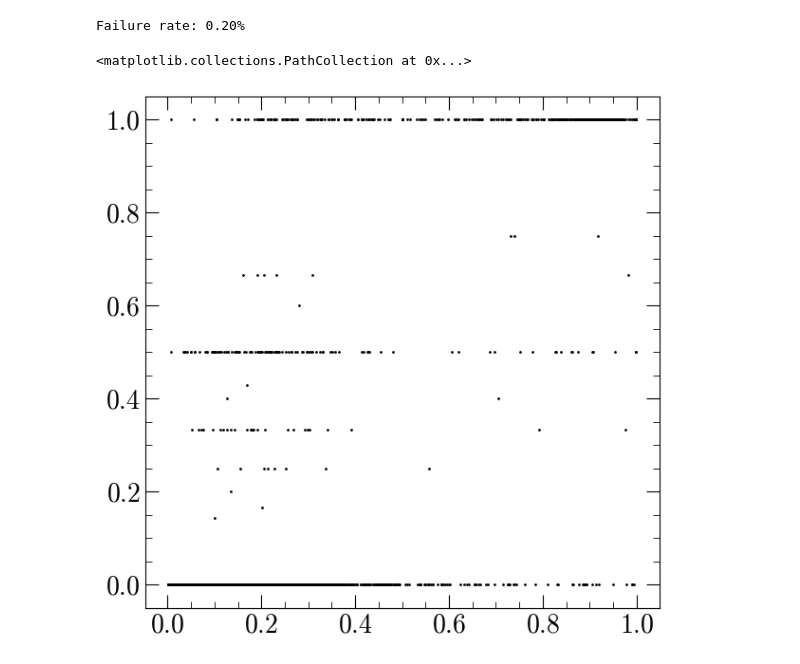
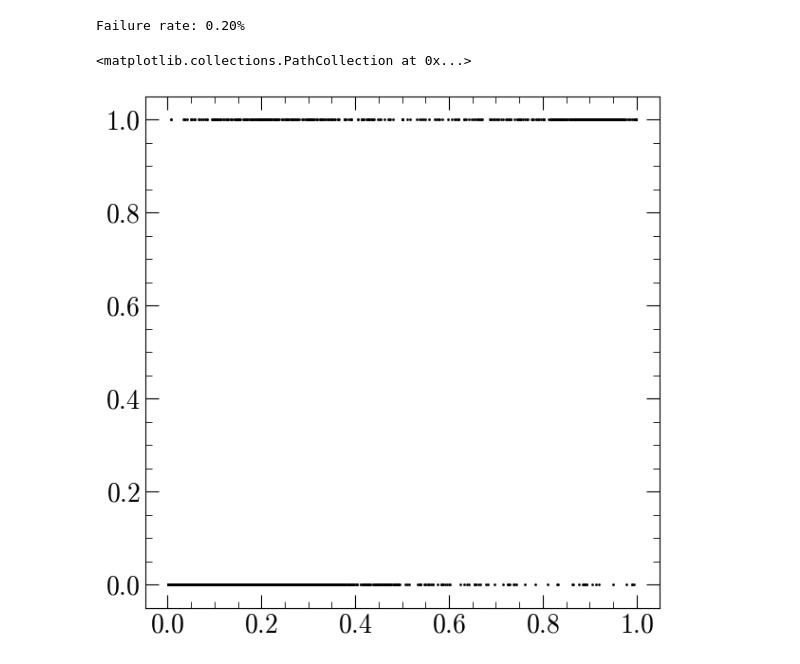
Before and after one commit to stefanarseneau/climate-speeches, a Jupyter notebook: notebooks/assess.ipynb, the cells around one changed output. Cells and saved outputs as stored; diff of their text form; code cells hidden in the pictures.

```diff
--- a/notebooks/assess.ipynb
+++ b/notebooks/assess.ipynb
@@ -19,7 +19,7 @@ def summation_score(classifier, weight):
    classifier[classifier > 0] *= weight
    try:
       score = sum(classifier) / len(classifier)
-      return score
+      return score, len(classifier)
    except:
       return np.nan
 # %%
@@ -27,7 +27,8 @@ with open('climatebert_parameters.pkl', 'rb') as f:
     parameters = pickle.load(f)
 # %%
 data = pd.read_csv('climatebert_speeches.csv')
-unweighted_scores = [summation_score(parameters[key], 1) for key in parameters.keys()]
+unweighted_scores = [summation_score(parameters[key], 1)[0] for key in parameters.keys()]
+lens = [summation_score(parameters[key], 1)[1] for key in parameters.keys()]
 
 data['unweighted_scores'] = unweighted_scores
 data['probability_score'] = 0.5*(data['unweighted_scores'] + 1)
@@ -98,7 +104,7 @@ classification = pd.DataFrame({
 # %%
 full_data = pd.merge(data, classification, on="id")
 # %%
-plt.scatter(full_data.probability_score, full_data.gpt_average_classification, c = 'k', s = 1)
+plt.scatter(full_data.probability_score, full_data.gpt_maximum_classification, c = 'k', s = 1)
 # %% [output]
 <matplotlib.collections.PathCollection at 0x...>
-[figure, old version]
+[figure, new version]
```
Also changed, not shown: parts of 5 cells of this notebook, 4 other files.
